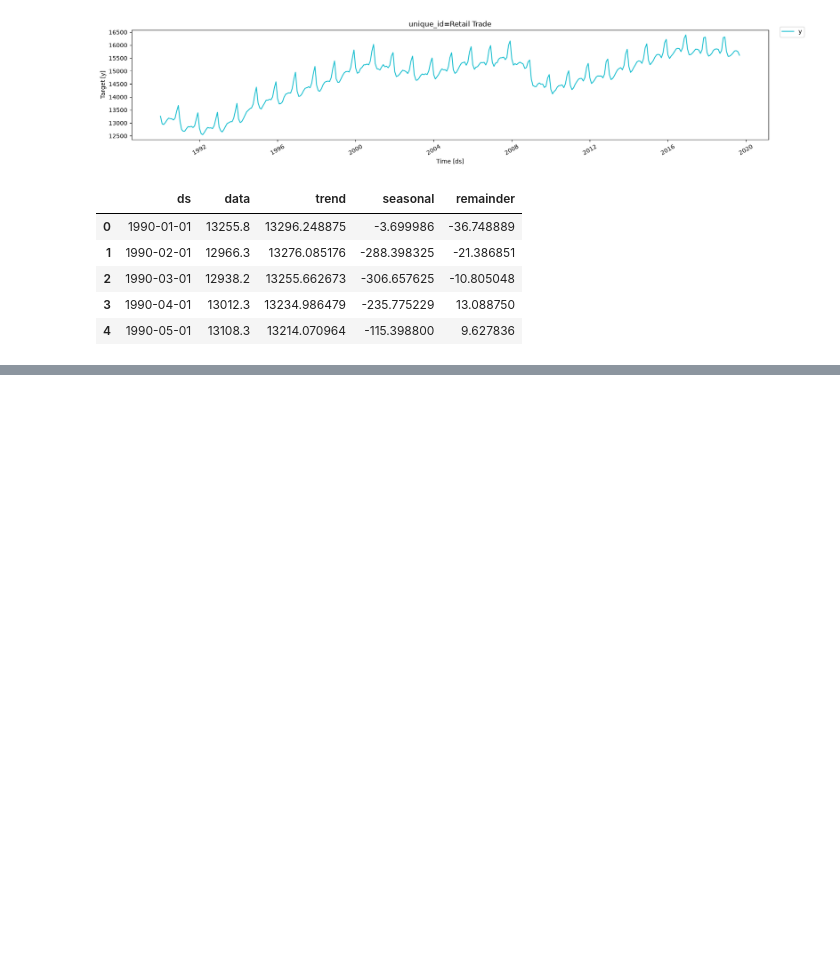
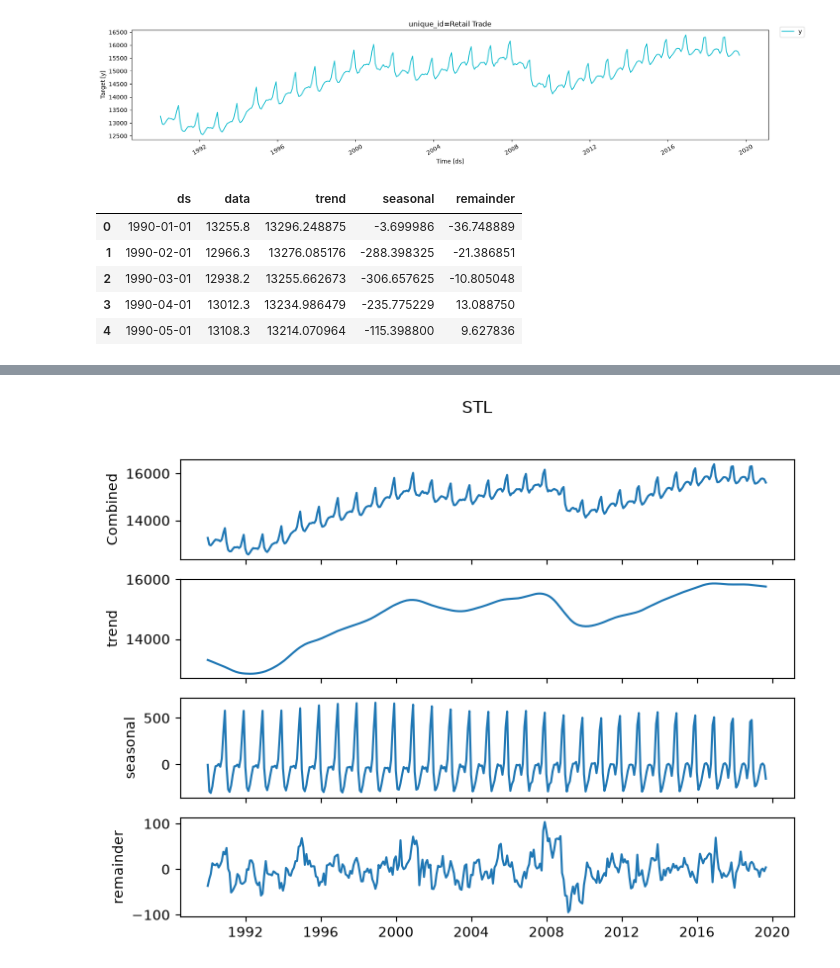
Before and after one commit to DinithBJayalath/ms-time-series, a Jupyter notebook: fpp-book/graphing.ipynb, the cells around one changed output, grey strips where cells are left out. Cells and saved outputs as stored; diff of their text form; code cells hidden in the pictures; blank space fills up the shorter version.

Commit message:
seasonal adjustment

```diff
--- a/fpp-book/graphing.ipynb
+++ b/fpp-book/graphing.ipynb
@@ -141,0 +154,12 @@ dcmp.head()
+# %%
+fig, axes = plt.subplots(4, 1, sharex=True, figsize=(8,6))
+sns.lineplot(data=dcmp, x="ds", y="data", ax=axes[0])
+sns.lineplot(data=dcmp, x="ds", y="trend", ax=axes[1])
+sns.lineplot(data=dcmp, x="ds", y="seasonal", ax=axes[2])
+sns.lineplot(data=dcmp, x="ds", y="remainder", ax=axes[3])
+axes[0].set(ylabel="Combined")
+axes[3].set(xlabel="")
+fig.suptitle("STL")
+plt.show()
+# %% [output]
+[figure, added]
```
Also changed, not shown: parts of 2 cells of this notebook.
